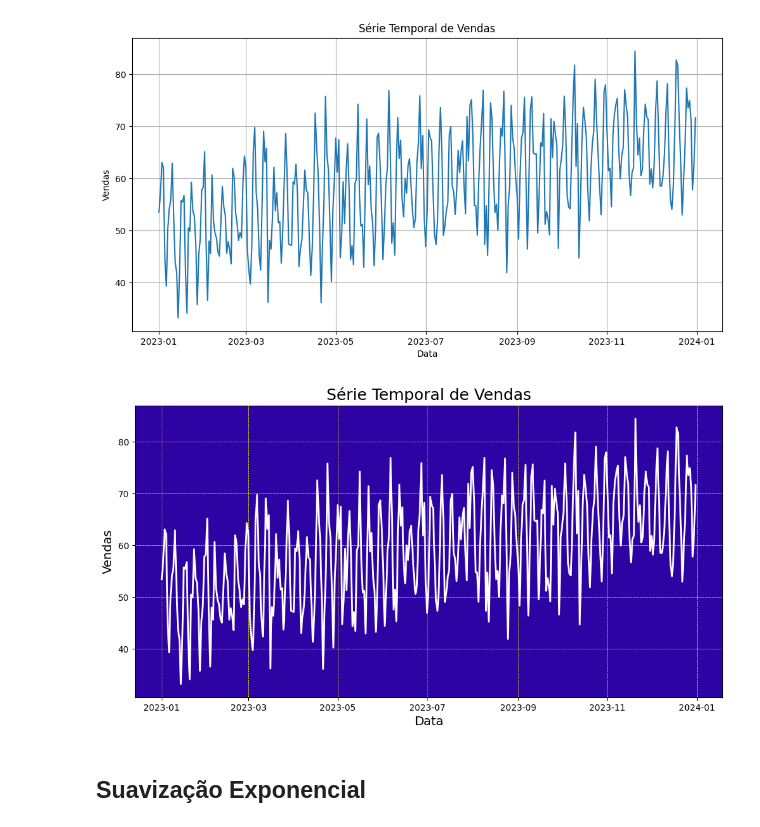
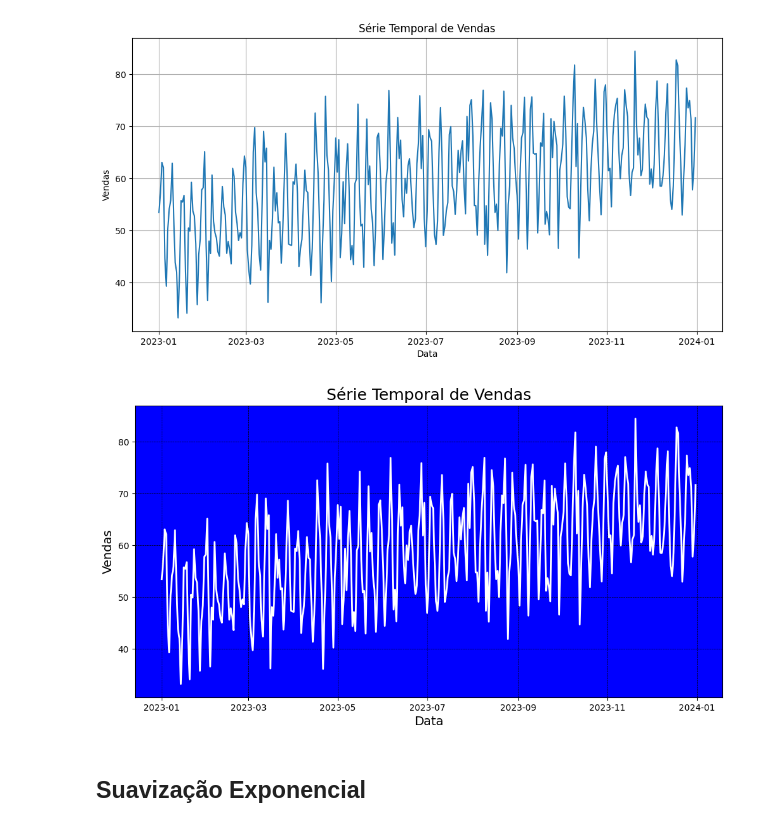
Before and after one commit to florferreiraw/python_DSA, a Jupyter notebook: Módulo Intermediário/Cap16/DSA-Python-Cap16-Series-Temporais.ipynb, the cells around one changed output. Drawn from its saved outputs; the diff is of its cells as text; code cells hidden in the pictures.

```diff
--- a/Módulo Intermediário/Cap16/DSA-Python-Cap16-Series-Temporais.ipynb
+++ b/Módulo Intermediário/Cap16/DSA-Python-Cap16-Series-Temporais.ipynb
@@ -160,26 +160,26 @@ plt.show()
 # %%
 # Cria o gráfico da série temporal (com formatação)
 
 # Criar o gráfico da série temporal com layout de contraste
 plt.figure(figsize = (12, 6))
 plt.plot(serie_temporal, color = 'white', linewidth = 2)
 
 # Configurar cores e estilo do gráfico
-plt.gca().set_facecolor('#2e03a3')
-plt.grid(color = 'yellow', linestyle = '--', linewidth = 0.5)
+plt.gca().set_facecolor('blue')
+plt.grid(color = 'black', linestyle = '--', linewidth = 0.5)
 
 # Configurar rótulos dos eixos, título e legenda
 plt.xlabel('Data', color = 'black', fontsize = 14)
 plt.ylabel('Vendas', color ='black', fontsize = 14)
 plt.title('Série Temporal de Vendas', color = 'black', fontsize = 18)
 
 # Configurar as cores dos eixos e dos ticks (marcadores)
 plt.tick_params(axis = 'x', colors  ='black')
 plt.tick_params(axis = 'y', colors = 'black')
 
 plt.show()
 # %% [output]
-[figure, old version]
+[figure, new version]
 # %% [markdown]
 ## Suavização Exponencial
 # %% [markdown]
```
Also changed, not shown: 7 other files.
